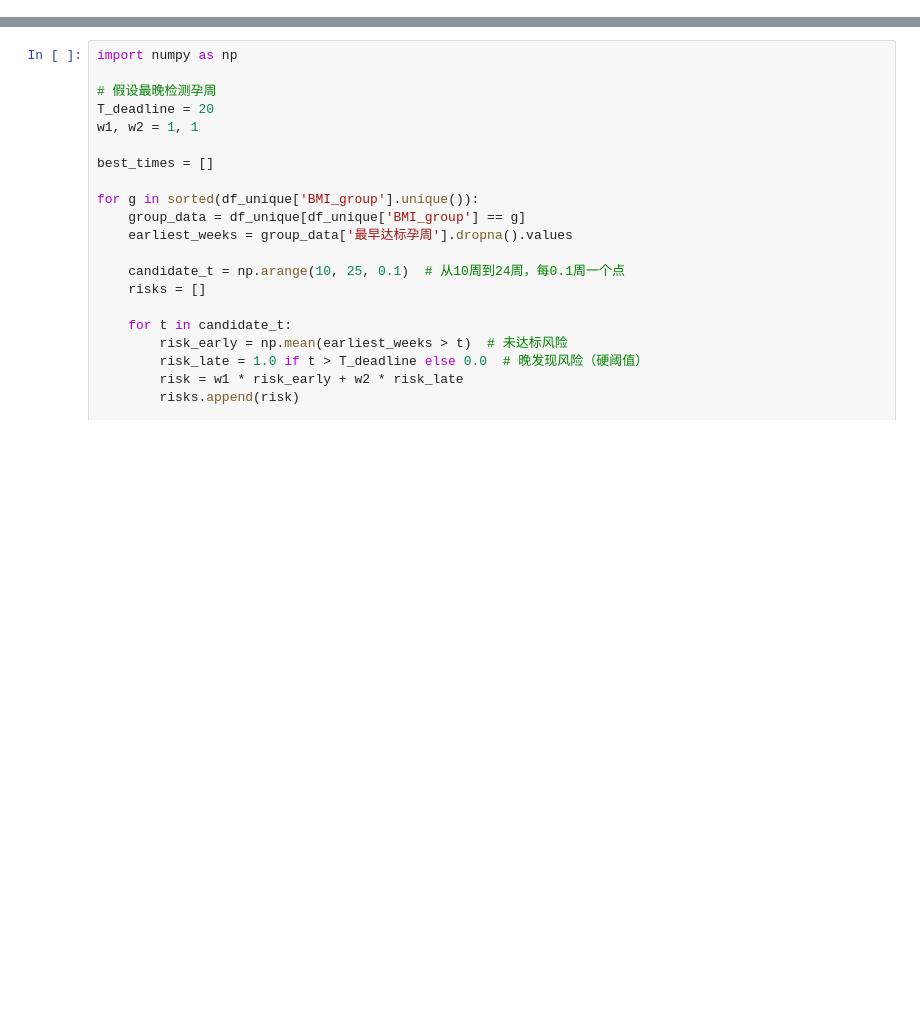
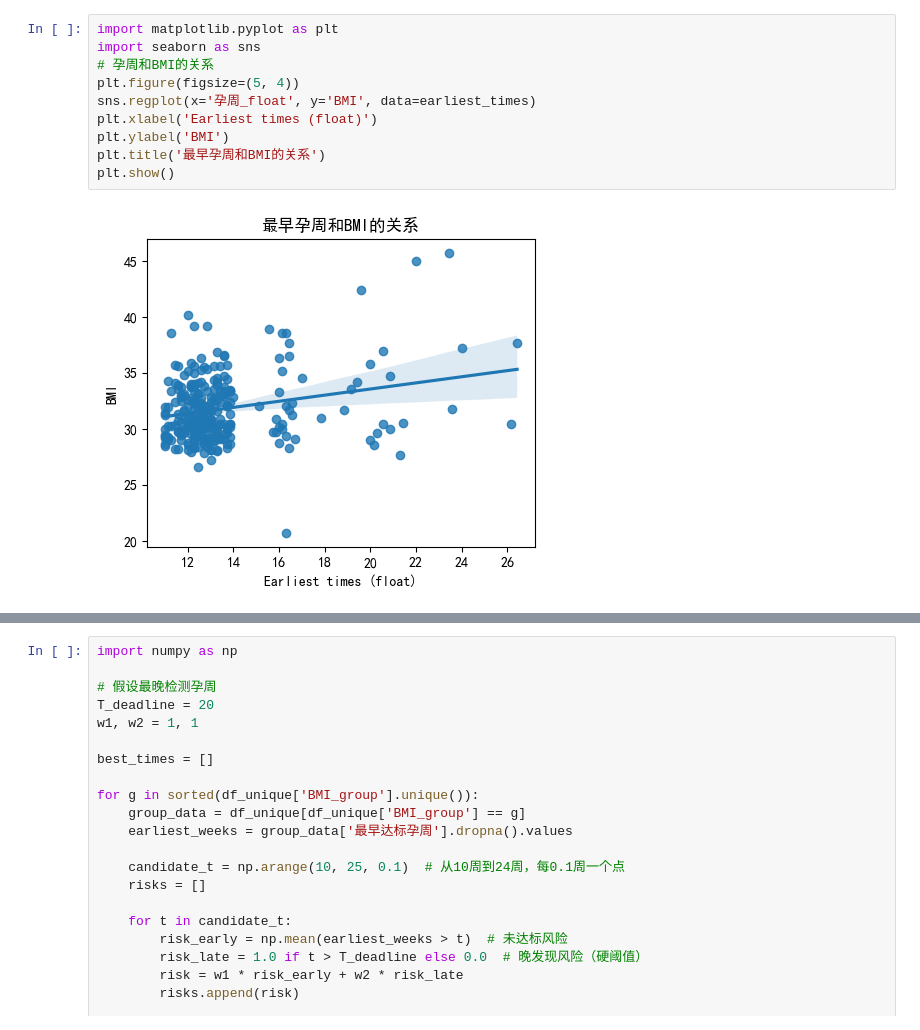
Before and after one commit to heerheer/sxjm-2025-school, a Jupyter notebook: ques2.ipynb, the cells around one changed output, grey strips where cells are left out. Cells and saved outputs as stored; diff of their text form; blank space fills up the shorter version.

```diff
--- a/ques2.ipynb
+++ b/ques2.ipynb
@@ -6 +33,13 @@ df = pd.read_csv('data_processed_std.csv')
+# %%
+import matplotlib.pyplot as plt
+import seaborn as sns
+# 孕周和BMI的关系
+plt.figure(figsize=(5, 4))
+sns.regplot(x='孕周_float', y='BMI', data=earliest_times)
+plt.xlabel('Earliest times (float)')
+plt.ylabel('BMI')
+plt.title('最早孕周和BMI的关系')
+plt.show()
+# %% [output]
+[figure, added]
 # %%
```
Also changed, not shown: parts of 8 cells of this notebook, 15 other files.
